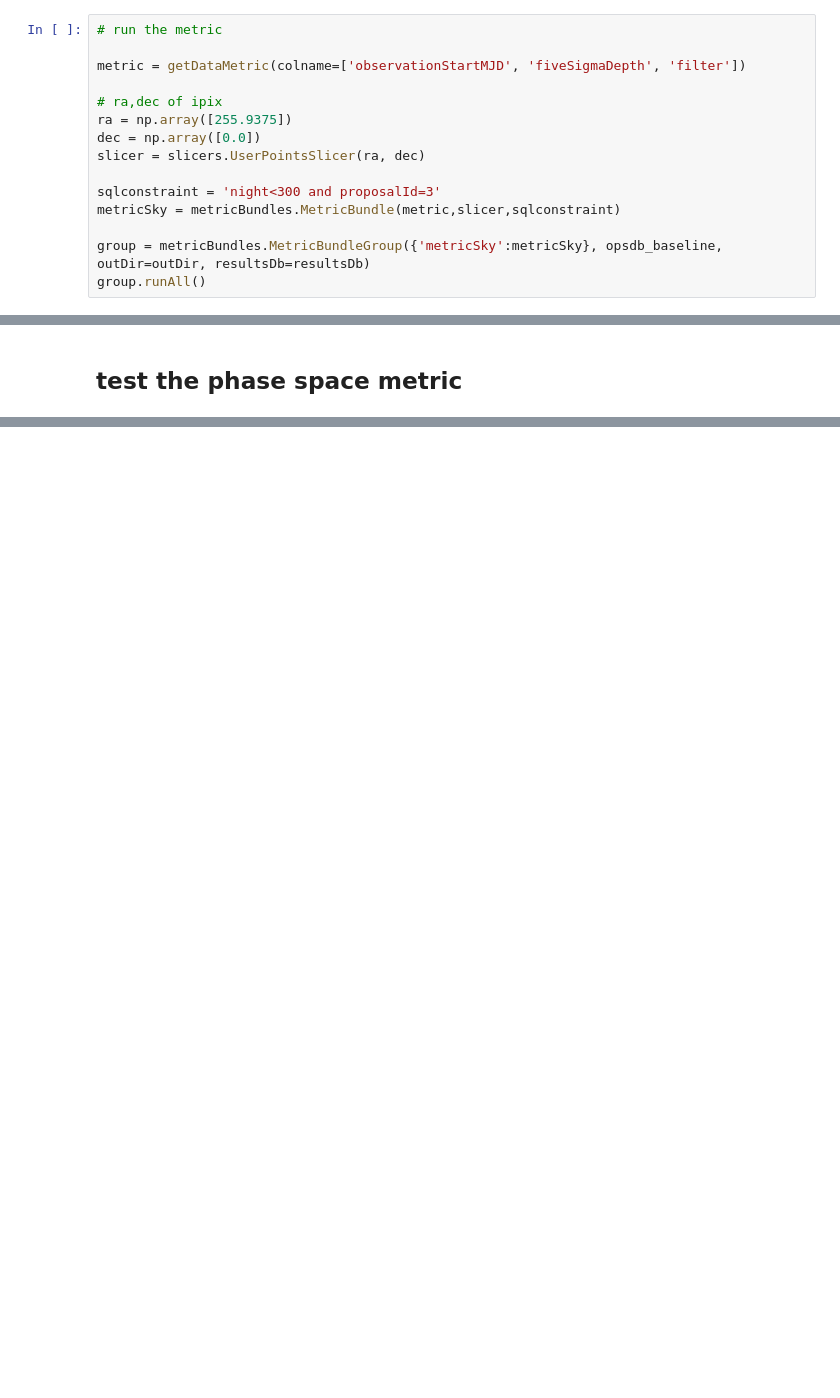
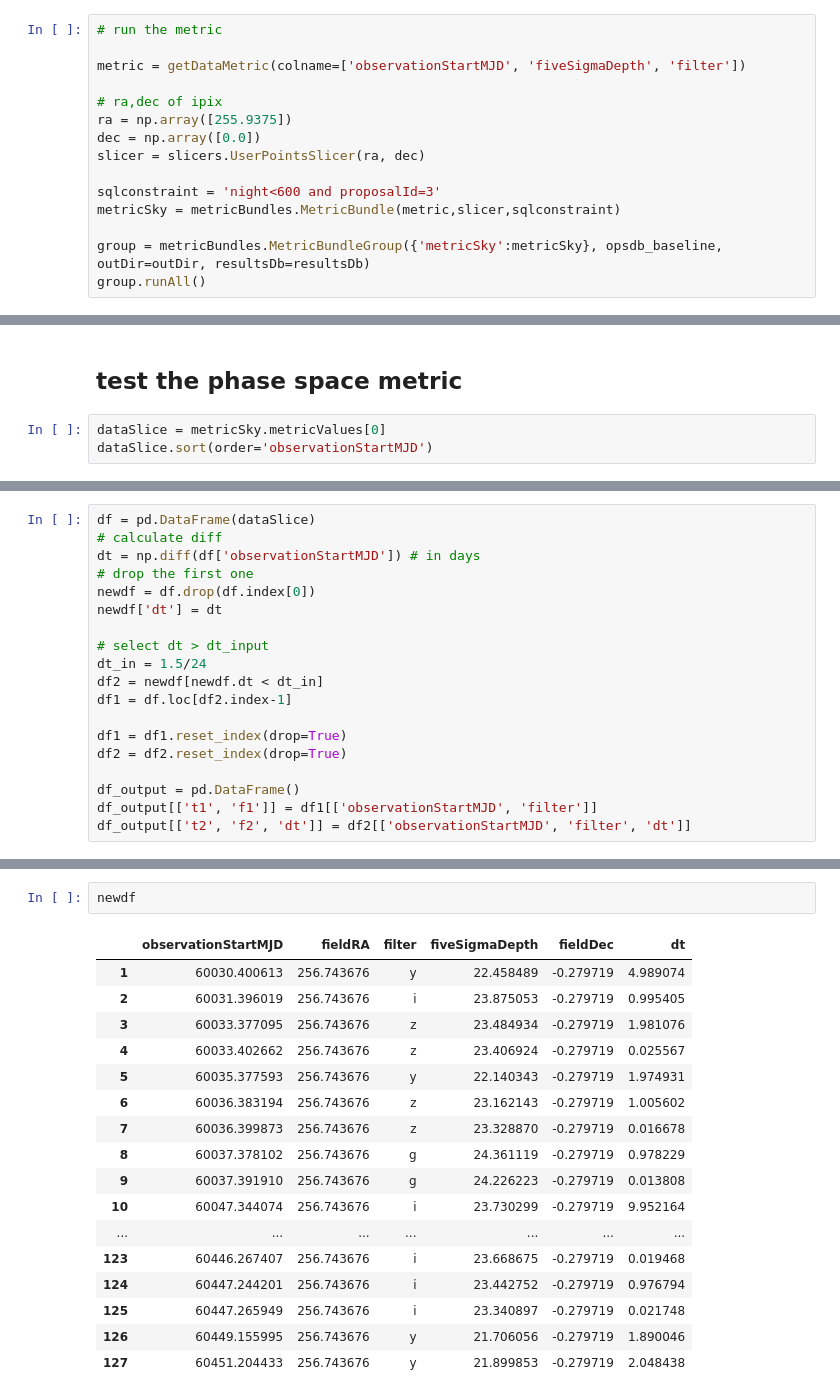
Before and after one commit to xiaolng/weekly_report, a Jupyter notebook: source/phspaceMetric.ipynb, the cells around one changed output, grey strips where cells are left out. Cells and saved outputs as stored; diff of their text form; blank space fills up the shorter version.

```diff
--- a/source/phspaceMetric.ipynb
+++ b/source/phspaceMetric.ipynb
@@ -48,7 +58,7 @@ ra = np.array([255.9375])
 dec = np.array([0.0])
 slicer = slicers.UserPointsSlicer(ra, dec)
 
-sqlconstraint = 'night<300 and proposalId=3'
+sqlconstraint = 'night<600 and proposalId=3'
 metricSky = metricBundles.MetricBundle(metric,slicer,sqlconstraint)
 
 group = metricBundles.MetricBundleGroup({'metricSky':metricSky}, opsdb_baseline, outDir=outDir, resultsDb=resultsDb)
@@ -56,2 +74,5 @@ group.runAll()
 # %% [markdown]
 ## test the phase space metric
+# %%
+dataSlice = metricSky.metricValues[0]
+dataSlice.sort(order='observationStartMJD')
@@ -57,0 +108,19 @@ group.runAll()
+# %%
+df = pd.DataFrame(dataSlice)
+# calculate diff
+dt = np.diff(df['observationStartMJD']) # in days
+# drop the first one
+newdf = df.drop(df.index[0])
+newdf['dt'] = dt
+
+# select dt > dt_input
+dt_in = 1.5/24
+df2 = newdf[newdf.dt < dt_in]
+df1 = df.loc[df2.index-1]
+
+df1 = df1.reset_index(drop=True)
+df2 = df2.reset_index(drop=True)
+
+df_output = pd.DataFrame()
+df_output[['t1', 'f1']] = df1[['observationStartMJD', 'filter']]
+df_output[['t2', 'f2', 'dt']] = df2[['observationStartMJD', 'filter', 'dt']]
@@ -57,0 +174,20 @@ group.runAll()
+# %%
+newdf
+# %% [output]
+|  | observationStartMJD | fieldRA | filter | fiveSigmaDepth | fieldDec | dt |
+| 1 | 60030.400613 | 256.743676 | y | 22.458489 | -0.279719 | 4.989074 |
+| 2 | 60031.396019 | 256.743676 | i | 23.875053 | -0.279719 | 0.995405 |
+| 3 | 60033.377095 | 256.743676 | z | 23.484934 | -0.279719 | 1.981076 |
+| 4 | 60033.402662 | 256.743676 | z | 23.406924 | -0.279719 | 0.025567 |
+| 5 | 60035.377593 | 256.743676 | y | 22.140343 | -0.279719 | 1.974931 |
+| 6 | 60036.383194 | 256.743676 | z | 23.162143 | -0.279719 | 1.005602 |
+| 7 | 60036.399873 | 256.743676 | z | 23.328870 | -0.279719 | 0.016678 |
+| 8 | 60037.378102 | 256.743676 | g | 24.361119 | -0.279719 | 0.978229 |
+| 9 | 60037.391910 | 256.743676 | g | 24.226223 | -0.279719 | 0.013808 |
+| 10 | 60047.344074 | 256.743676 | i | 23.730299 | -0.279719 | 9.952164 |
+| ... | ... | ... | ... | ... | ... | ... |
+| 123 | 60446.267407 | 256.743676 | i | 23.668675 | -0.279719 | 0.019468 |
+| 124 | 60447.244201 | 256.743676 | i | 23.442752 | -0.279719 | 0.976794 |
+| 125 | 60447.265949 | 256.743676 | i | 23.340897 | -0.279719 | 0.021748 |
+| 126 | 60449.155995 | 256.743676 | y | 21.706056 | -0.279719 | 1.890046 |
+| 127 | 60451.204433 | 256.743676 | y | 21.899853 | -0.279719 | 2.048438 |
```
Also changed, not shown: parts of 21 cells of this notebook.
